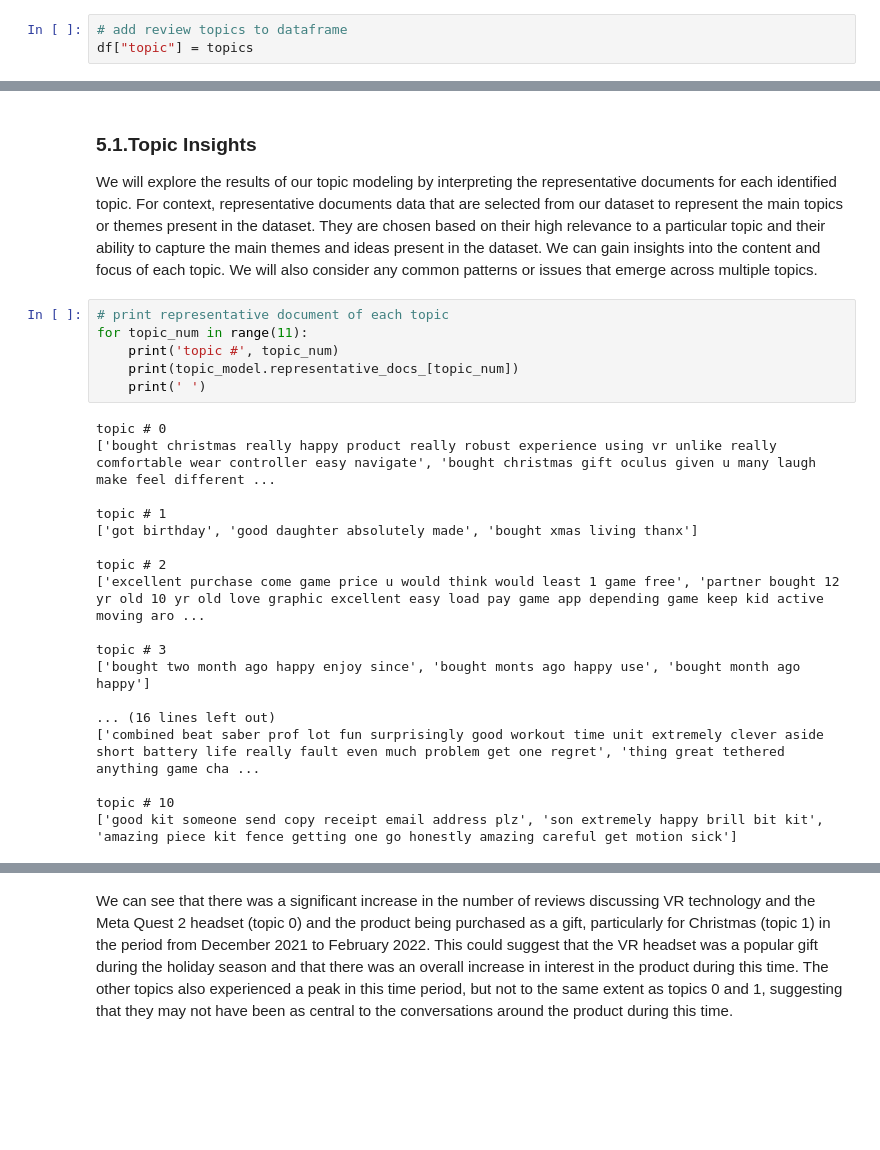
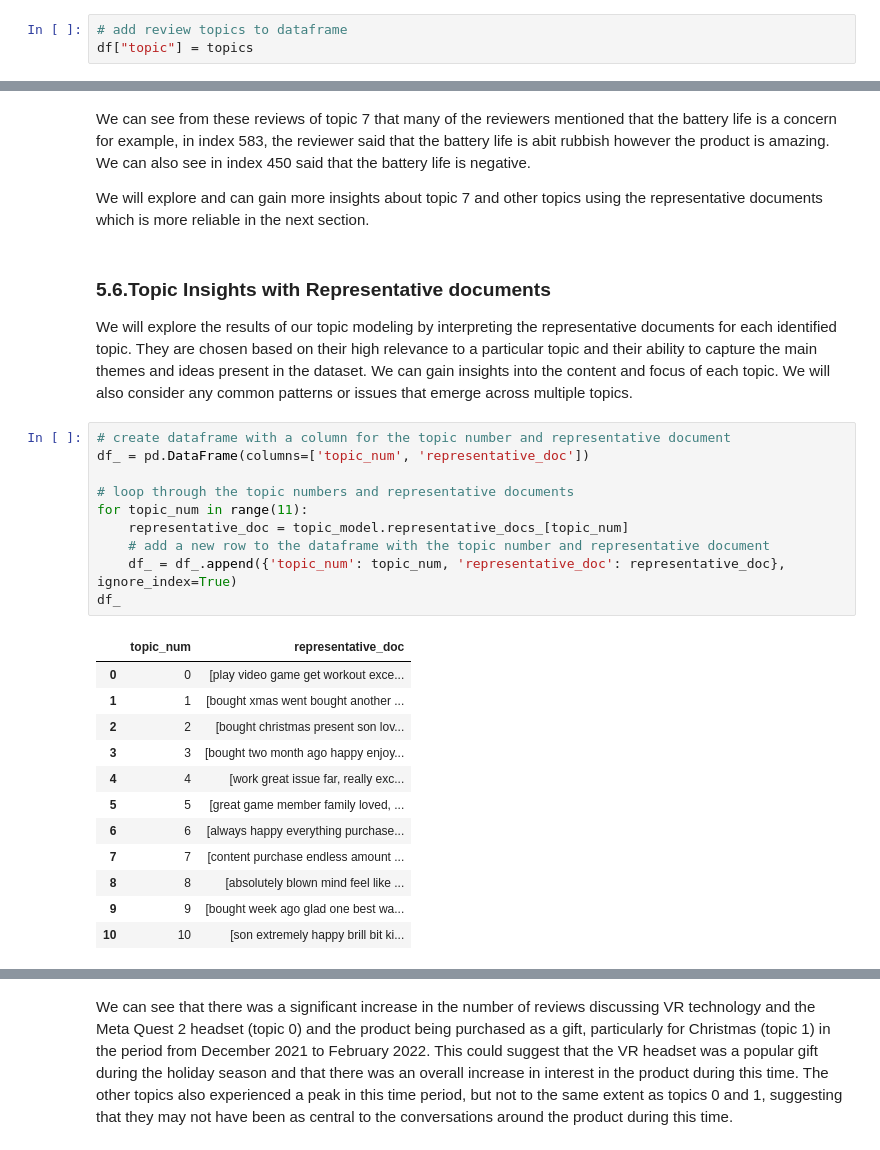
Before and after one commit to Ibrahim-Benkhedda/Meta-Quest-2-Sentiment-and-Topic-Analysis, a Jupyter notebook: meta-quest 2-customer-reviews-analysis,.ipynb, the cells around one changed output, grey strips where cells are left out. Cells and saved outputs as stored; diff of their text form; blank space fills up the shorter version.

```diff
--- a/meta-quest 2-customer-reviews-analysis,.ipynb
+++ b/meta-quest 2-customer-reviews-analysis,.ipynb
@@ -685,31 +940,32 @@ df["topic"] = topics
+# %% [markdown]
+We can see from these reviews of topic 7 that many of the reviewers mentioned that the battery life is a concern for example, in index 583, the reviewer said that the battery life is abit rubbish however the product is amazing. We can also see in index 450 said that the battery life is negative.
+
+We will explore and can gain more insights about topic 7 and other topics using the representative documents which is more reliable in the next section.
 # %% [markdown]
-### 5.1.Topic Insights
-<p>
-We will explore the results of our topic modeling by interpreting the representative documents for each identified topic.
-For context, representative documents data that are selected from our dataset to represent the main topics or themes present in the dataset. They are chosen based on their high relevance to a particular topic and their ability to capture the main themes and ideas present in the dataset. We can gain insights into the content and focus of each topic. We will also consider any common patterns or issues that emerge across multiple topics.
-</p>
+### 5.6.Topic Insights with Representative documents
+
+We will explore the results of our topic modeling by interpreting the representative documents for each identified topic. They are chosen based on their high relevance to a particular topic and their ability to capture the main themes and ideas present in the dataset. We can gain insights into the content and focus of each topic. We will also consider any common patterns or issues that emerge across multiple topics.
 # %%
-# print representative document of each topic
+# create dataframe with a column for the topic number and representative document
+df_ = pd.DataFrame(columns=['topic_num', 'representative_doc'])
+
+# loop through the topic numbers and representative documents
 for topic_num in range(11):
-    print('topic #', topic_num)
-    print(topic_model.representative_docs_[topic_num])
-    print(' ')
+    representative_doc = topic_model.representative_docs_[topic_num]
+    # add a new row to the dataframe with the topic number and representative document
+    df_ = df_.append({'topic_num': topic_num, 'representative_doc': representative_doc}, ignore_index=True)
+df_
 # %% [output]
-topic # 0
-['bought christmas really happy product really robust experience using vr unlike really comfortable wear controller easy navigate', 'bought christmas gift oculus given u many laugh make feel different ...
-
-topic # 1
-['got birthday', 'good daughter absolutely made', 'bought xmas living thanx']
-
-topic # 2
-['excellent purchase come game price u would think would least 1 game free', 'partner bought 12 yr old 10 yr old love graphic excellent easy load pay game app depending game keep kid active moving aro ...
-
-topic # 3
-['bought two month ago happy enjoy since', 'bought monts ago happy use', 'bought month ago happy']
-
-... (16 lines left out)
-['combined beat saber prof lot fun surprisingly good workout time unit extremely clever aside short battery life really fault even much problem get one regret', 'thing great tethered anything game cha ...
-
-topic # 10
-['good kit someone send copy receipt email address plz', 'son extremely happy brill bit kit', 'amazing piece kit fence getting one go honestly amazing careful get motion sick']
+|  | topic_num | representative_doc |
+| 0 | 0 | [play video game get workout exce... |
+| 1 | 1 | [bought xmas went bought another ... |
+| 2 | 2 | [bought christmas present son lov... |
+| 3 | 3 | [bought two month ago happy enjoy... |
+| 4 | 4 | [work great issue far, really exc... |
+| 5 | 5 | [great game member family loved, ... |
+| 6 | 6 | [always happy everything purchase... |
+| 7 | 7 | [content purchase endless amount ... |
+| 8 | 8 | [absolutely blown mind feel like ... |
+| 9 | 9 | [bought week ago glad one best wa... |
+| 10 | 10 | [son extremely happy brill bit ki... |
 # %% [markdown]
```
Also changed, not shown: parts of 71 cells of this notebook.
